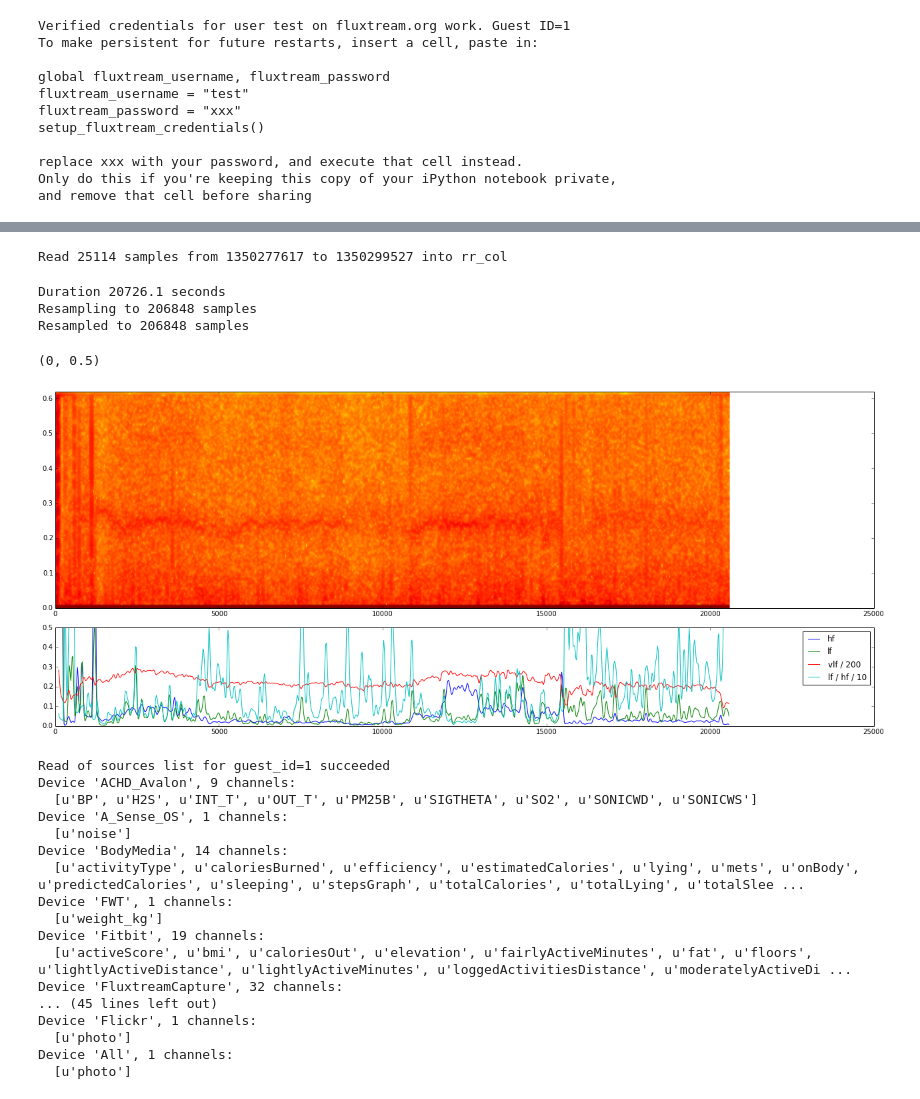
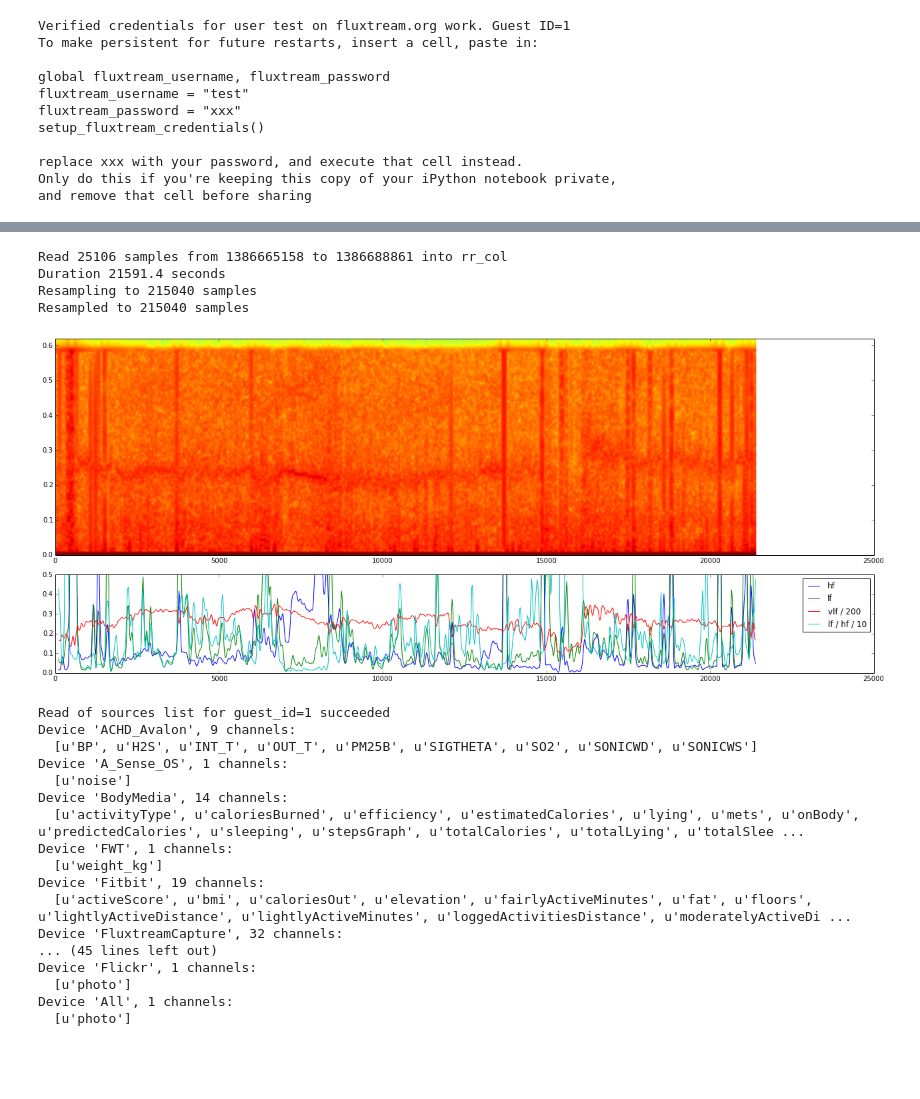
Before and after one commit to fluxtream/fluxtream-ipy, a Jupyter notebook: hrv.ipynb, the cells around one changed output, grey strips where cells are left out. Saved outputs shown, nothing was run; the diff lists cells and outputs as text; code cells hidden in the pictures; blank space fills up the shorter version.

```diff
--- a/hrv.ipynb
+++ b/hrv.ipynb
@@ -440,34 +495,39 @@ iframe_with_source(src, height='200px')
 # %%
 # Evaluate this cell to download R to R from Fluxtream
 
 import dateutil.parser
 import datetime
 from dateutil import tz
 epoch = datetime.datetime(1970, 1, 1, tzinfo=tz.tzutc())
 
 #start_time = (dateutil.parser.parse('2013-06-07 8:00+0400') - epoch).total_seconds()
 #end_time = (dateutil.parser.parse('2013-06-07 20:00+0400') - epoch).total_seconds()
 
 fluxtream_date_axis = json.loads(fluxtream_date_axis_json)
 start_time = fluxtream_date_axis['min']
 end_time = fluxtream_date_axis['max']
 
 reader = fluxtream_get_csv(fluxtream_guest_id, ['PolarStrap.BeatSpacing'], start_time, end_time)
 
 ts_col = []
 rr_col = []
 data_rows = []
 
 for row in reader:
     unix_ts = float(row[0])
     rr = float(row[1])
     ts_col.append(unix_ts)
     rr_col.append(rr)
     data_rows.append([unix_ts, rr])
 
 print "Read %d samples from %d to %d into rr_col" % (len(rr_col), start_time, end_time)
+plot_hrv(ts_col, rr_col)
 # %% [output]
-Read 25114 samples from 1350277617 to 1350299527 into rr_col
+Read 25106 samples from 1386665158 to 1386688861 into rr_col
+Duration 21591.4 seconds
+Resampling to 215040 samples
+Resampled to 215040 samples
+[figure, added]
 # %%
 # Evaluate this cell to read R to R from local file
 
@@ -476,66 +536,6 @@ Read 25114 samples from 1350277617 to 1350299527 into rr_col
 # reader = csv.reader(open(filename,'rb'), delimiter=',')
 # skip header
 # header = reader.next()
-# %%
-from numpy import *
-from scipy import *
-from pylab import *
-%matplotlib inline
-import matplotlib.pyplot as plt
-
-import scipy.signal
-
-duration = ts_col[-1] - ts_col[0]
-print 'Duration %g seconds' % duration
-
-# Resample to 10 hz
-nsamples = int(round(duration * 10))
-nsamples = int(round(nsamples / 1024)) * 1024
-print 'Resampling to %d samples' % nsamples
-rr = scipy.signal.resample(rr_col, nsamples, t=ts_col)[0]
-print 'Resampled to %d samples' % len(rr)
-
-NFFT=2048
-fft_samples = 1000
-noverlap = int(round(NFFT - (nsamples / fft_samples)))
-
-plt.figure().set_size_inches(22, 9)
-plt.subplot2grid((3,1), (0, 0), rowspan=2)
-# colormaps shown here: http://matplotlib.org/examples/color/colormaps_reference.html
-(spec, freqs, times, image) = specgram(rr, Fs=10, NFFT=NFFT, noverlap=noverlap)
-plt.ylim([0,.62])
-
-# Extract "HF", 0.15 Hz to 0.4 Hz
-
-hf = [0] * len(times)
-lf = [0] * len(times)
-vlf = [0] * len(times)
-lf_over_hf = [0] * len(times)
-
-for (i, t) in enumerate(times):
-    for (j, freq) in enumerate(freqs):
-        if 0.15 <= freq and freq <= 0.4:
-            hf[i] += spec[j, i]
-        if 0.04 <= freq and freq <= 0.15:
-            lf[i] += spec[j, i]
-        if 0.00 < freq and freq <= 0.04:
-            vlf[i] += spec[j, i] / 200.0
-    lf_over_hf[i] = lf[i] / hf[i] / 10.0
-
-
-plt.subplot2grid((3,1), (2, 0))
-plt.plot(times, hf, label='hf')
-plt.plot(times, lf, label='lf')
-plt.plot(times, vlf, label='vlf / 200')
-plt.plot(times, lf_over_hf, label='lf / hf / 10')
-legend()
-plt.ylim(0,0.5)
-# %% [output]
-Duration 20726.1 seconds
-Resampling to 206848 samples
-Resampled to 206848 samples
-(0, 0.5)
-[figure, removed]
 # %%
 # VLF <0.04 Hz
 # LF 0.04 Hz - 0.15 Hz
```
Also changed, not shown: parts of 1 cell of this notebook.
